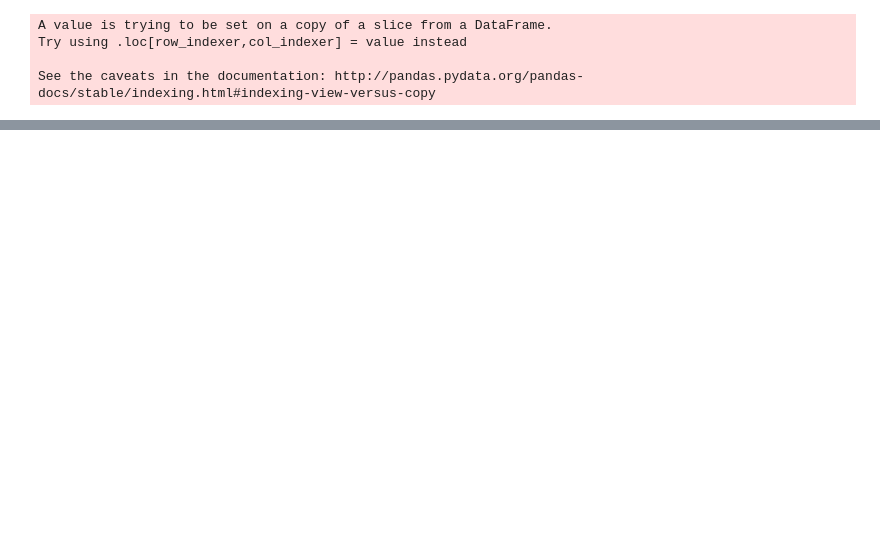
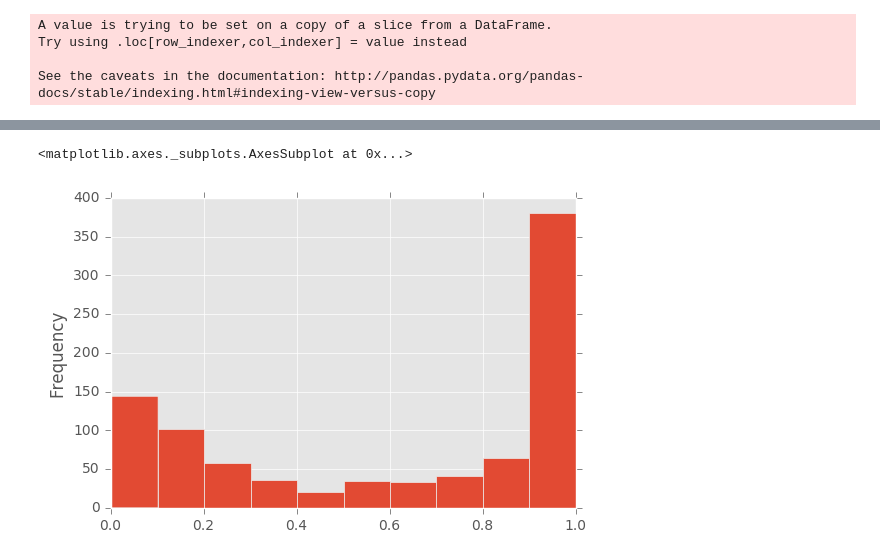
Before and after one commit to arch1baald/dotaML, a Jupyter notebook: Model_FullTime/Model_ByRole_3.ipynb, the cells around one changed output, grey strips where cells are left out. Saved outputs shown, nothing was run; the diff lists cells and outputs as text; code cells hidden in the pictures; blank space fills up the shorter version.

```diff
--- a/Model_FullTime/Model_ByRole_3.ipynb
+++ b/Model_FullTime/Model_ByRole_3.ipynb
@@ -909,0 +923,5 @@ scoredMatches.to_csv('ScoresByRole_3.csv', na_rep = 'NaN', sep = ';')
+# %%
+scoredMatches['win_prob'].plot(kind = 'hist')
+# %% [output]
+<matplotlib.axes._subplots.AxesSubplot at 0x...>
+[figure, added]
```
Also changed, not shown: parts of 7 cells of this notebook, 20 other files.
